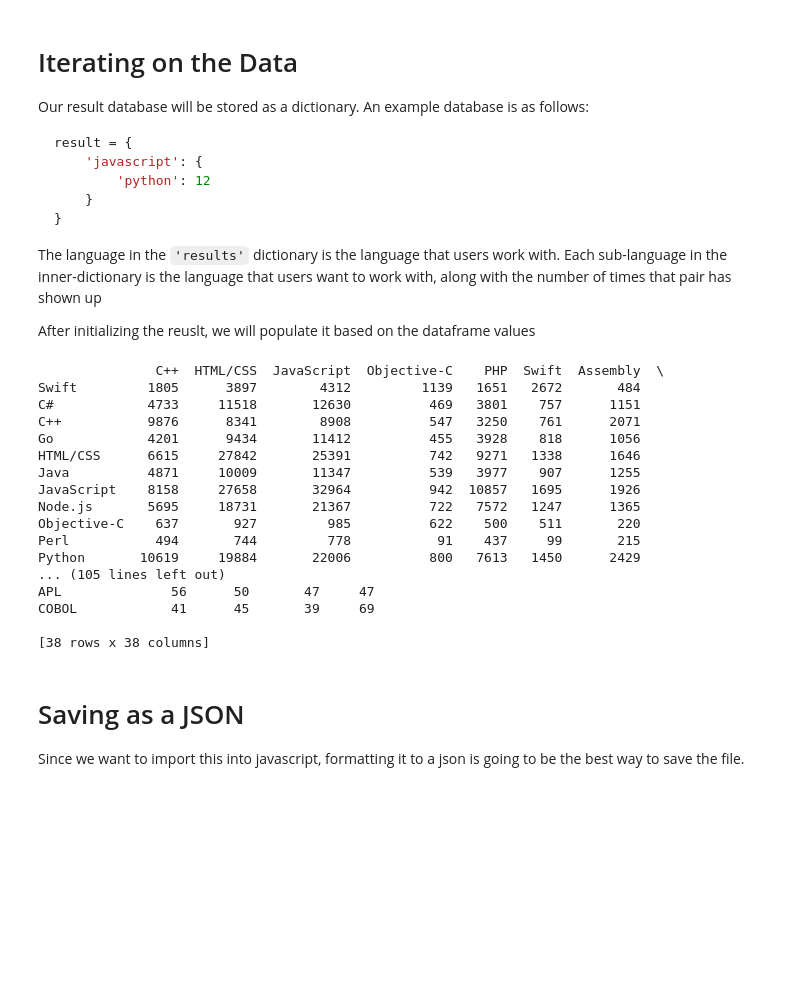
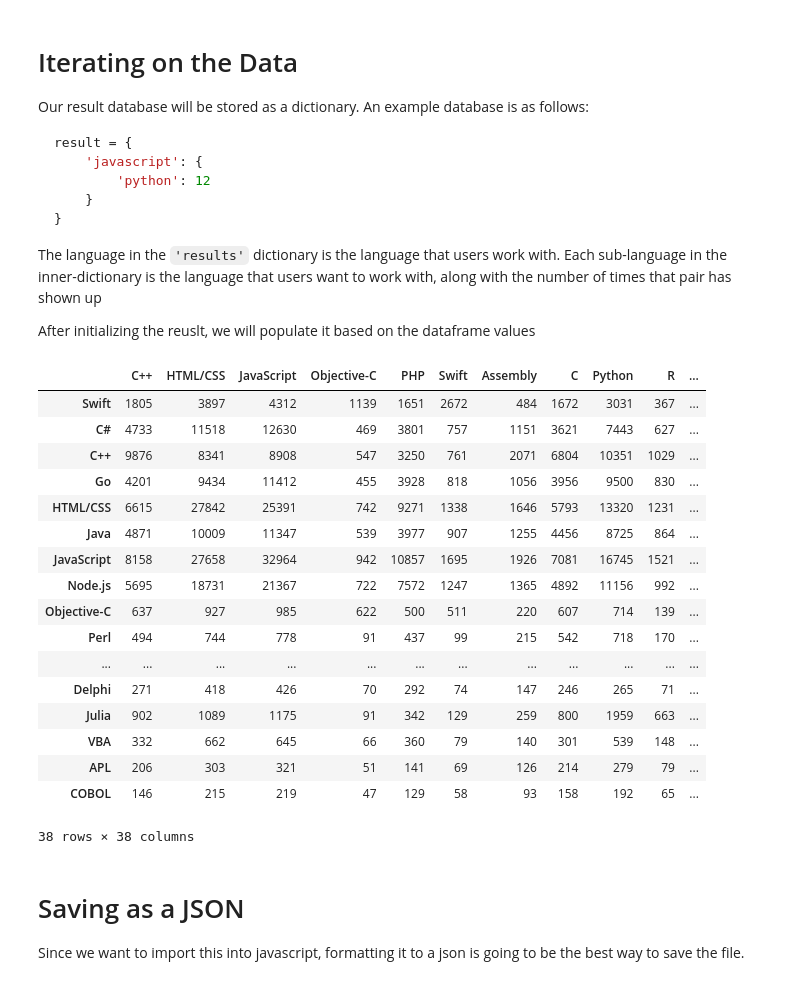
Before and after one commit to LittleTealeaf/GDD-140-Project-6.2, a Jupyter notebook: python/notebook.ipynb, the cells around one changed output. Cells and saved outputs as stored; diff of their text form; code cells hidden in the pictures; blank space fills up the shorter version.

Commit message:
fix display

```diff
--- a/python/notebook.ipynb
+++ b/python/notebook.ipynb
@@ -116,37 +116,38 @@ After initializing the reuslt, we will populate it based on the dataframe values
 # %%
 result = {}
 for index,row in df2.iterrows():
     known_languages = row['LanguageHaveWorkedWith'].split(';')
     wanted_languages = row['LanguageWantToWorkWith'].split(';')
     for lang_1 in known_languages:
         if lang_1 not in result:
             result[lang_1] = {}
         for lang_2 in wanted_languages:
             if lang_2 not in result[lang_1]:
                 result[lang_1][lang_2] = 1
             else:
                 result[lang_1][lang_2] = result[lang_1][lang_2] + 1
 
 result_df = pd.DataFrame(result)
-print(result_df)
+display(result_df)
 # %% [output]
+|  | C++ | HTML/CSS | JavaScript | Objective-C | PHP | Swift | Assembly | C | Python | R | ... |
+| Swift | 1805 | 3897 | 4312 | 1139 | 1651 | 2672 | 484 | 1672 | 3031 | 367 | ... |
+| C# | 4733 | 11518 | 12630 | 469 | 3801 | 757 | 1151 | 3621 | 7443 | 627 | ... |
+| C++ | 9876 | 8341 | 8908 | 547 | 3250 | 761 | 2071 | 6804 | 10351 | 1029 | ... |
+| Go | 4201 | 9434 | 11412 | 455 | 3928 | 818 | 1056 | 3956 | 9500 | 830 | ... |
+| HTML/CSS | 6615 | 27842 | 25391 | 742 | 9271 | 1338 | 1646 | 5793 | 13320 | 1231 | ... |
+| Java | 4871 | 10009 | 11347 | 539 | 3977 | 907 | 1255 | 4456 | 8725 | 864 | ... |
+| JavaScript | 8158 | 27658 | 32964 | 942 | 10857 | 1695 | 1926 | 7081 | 16745 | 1521 | ... |
+| Node.js | 5695 | 18731 | 21367 | 722 | 7572 | 1247 | 1365 | 4892 | 11156 | 992 | ... |
+| Objective-C | 637 | 927 | 985 | 622 | 500 | 511 | 220 | 607 | 714 | 139 | ... |
+| Perl | 494 | 744 | 778 | 91 | 437 | 99 | 215 | 542 | 718 | 170 | ... |
+| ... | ... | ... | ... | ... | ... | ... | ... | ... | ... | ... | ... |
+| Delphi | 271 | 418 | 426 | 70 | 292 | 74 | 147 | 246 | 265 | 71 | ... |
+| Julia | 902 | 1089 | 1175 | 91 | 342 | 129 | 259 | 800 | 1959 | 663 | ... |
+| VBA | 332 | 662 | 645 | 66 | 360 | 79 | 140 | 301 | 539 | 148 | ... |
+| APL | 206 | 303 | 321 | 51 | 141 | 69 | 126 | 214 | 279 | 79 | ... |
+| COBOL | 146 | 215 | 219 | 47 | 129 | 58 | 93 | 158 | 192 | 65 | ... |
-               C++  HTML/CSS  JavaScript  Objective-C    PHP  Swift  Assembly  \
-Swift         1805      3897        4312         1139   1651   2672       484
-C#            4733     11518       12630          469   3801    757      1151
-C++           9876      8341        8908          547   3250    761      2071
-Go            4201      9434       11412          455   3928    818      1056
-HTML/CSS      6615     27842       25391          742   9271   1338      1646
-Java          4871     10009       11347          539   3977    907      1255
-JavaScript    8158     27658       32964          942  10857   1695      1926
-Node.js       5695     18731       21367          722   7572   1247      1365
-Objective-C    637       927         985          622    500    511       220
-Perl           494       744         778           91    437     99       215
-Python       10619     19884       22006          800   7613   1450      2429
-... (105 lines left out)
-APL              56      50       47     47
-COBOL            41      45       39     69
-
-[38 rows x 38 columns]
+38 rows × 38 columns
 # %% [markdown]
 # Saving as a JSON
 
```
